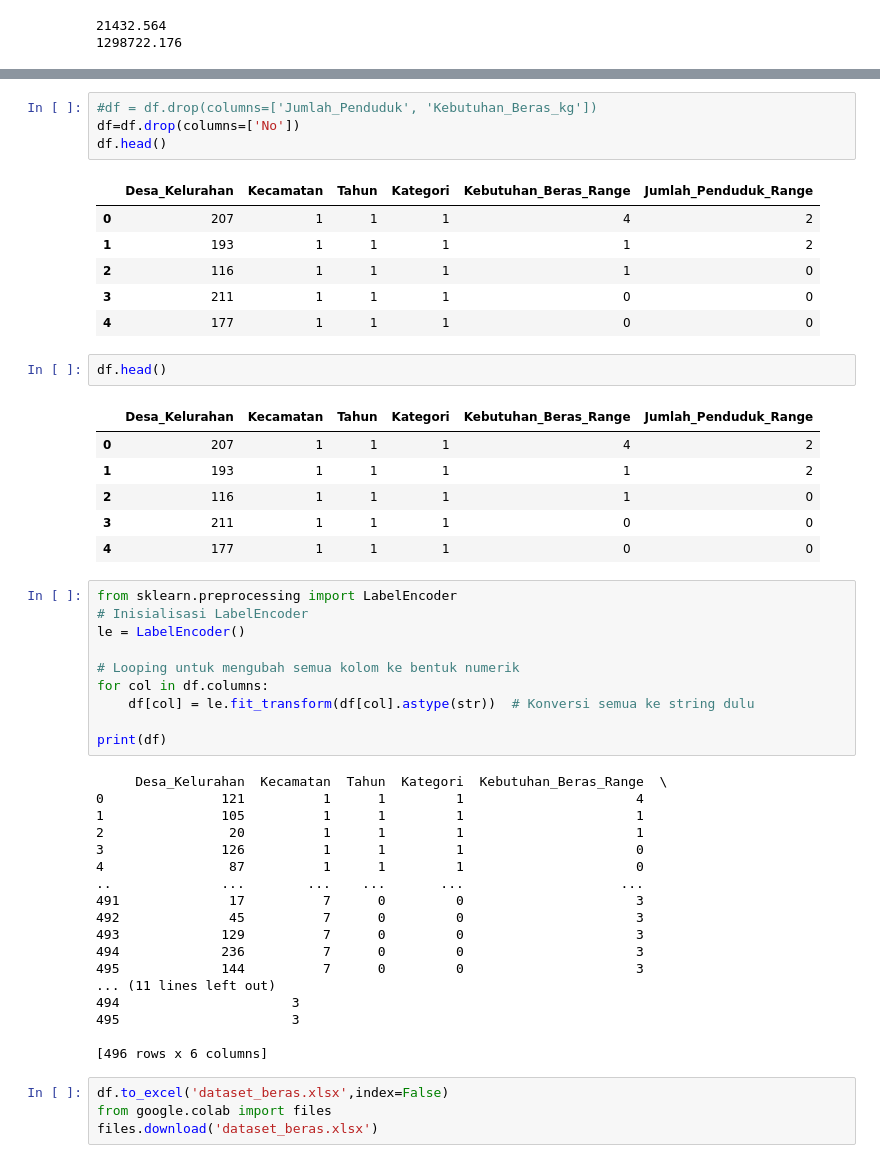
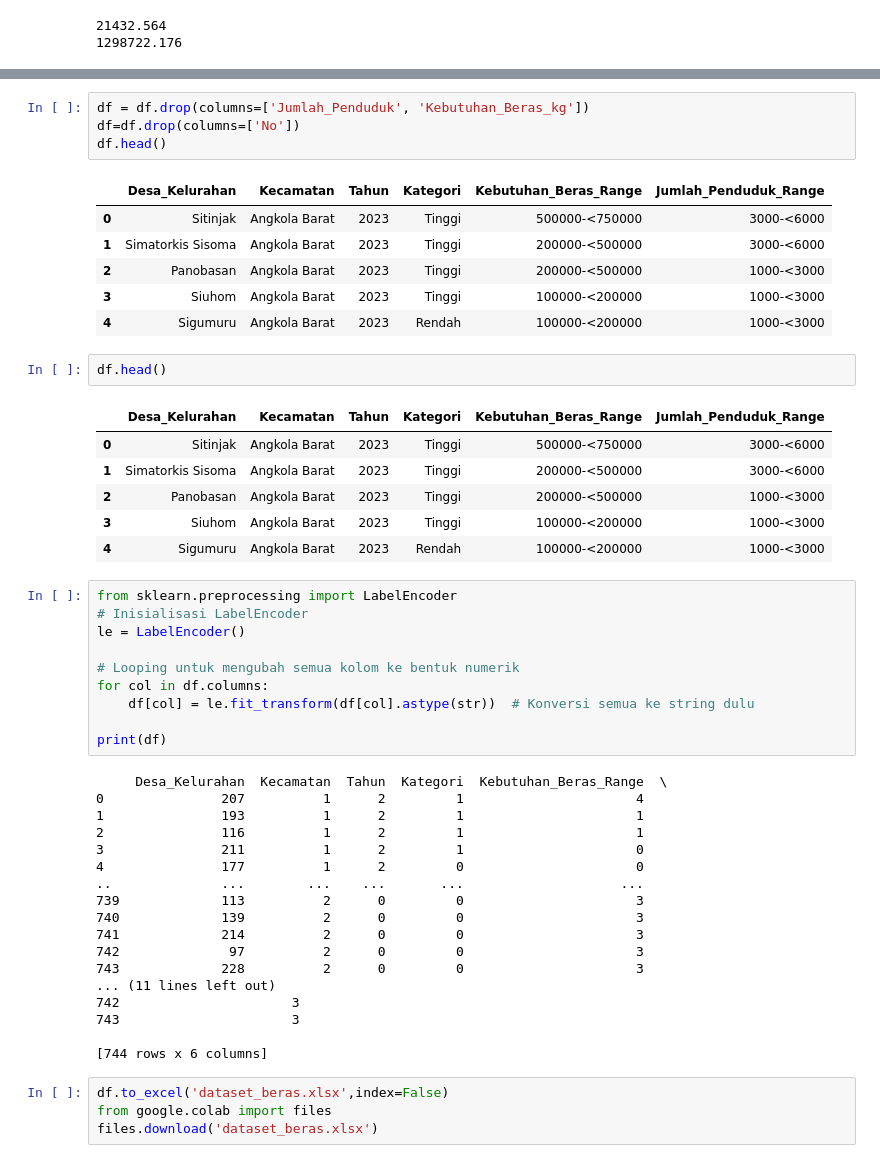
Before and after one commit to asrianda/jurnal, a Jupyter notebook: program_Diana.ipynb, the cells around one changed output, grey strips where cells are left out. Cells and saved outputs as stored; diff of their text form.

```diff
--- a/program_Diana.ipynb
+++ b/program_Diana.ipynb
@@ -119,24 +119,24 @@ df['Jumlah_Penduduk_Range']
 dtype: object
 # %%
-#df = df.drop(columns=['Jumlah_Penduduk', 'Kebutuhan_Beras_kg'])
+df = df.drop(columns=['Jumlah_Penduduk', 'Kebutuhan_Beras_kg'])
 df=df.drop(columns=['No'])
 df.head()
 # %% [output]
 |  | Desa_Kelurahan | Kecamatan | Tahun | Kategori | Kebutuhan_Beras_Range | Jumlah_Penduduk_Range |
-| 0 | 207 | 1 | 1 | 1 | 4 | 2 |
-| 1 | 193 | 1 | 1 | 1 | 1 | 2 |
-| 2 | 116 | 1 | 1 | 1 | 1 | 0 |
-| 3 | 211 | 1 | 1 | 1 | 0 | 0 |
-| 4 | 177 | 1 | 1 | 1 | 0 | 0 |
+| 0 | Sitinjak | Angkola Barat | 2023 | Tinggi | 500000-<750000 | 3000-<6000 |
+| 1 | Simatorkis Sisoma | Angkola Barat | 2023 | Tinggi | 200000-<500000 | 3000-<6000 |
+| 2 | Panobasan | Angkola Barat | 2023 | Tinggi | 200000-<500000 | 1000-<3000 |
+| 3 | Siuhom | Angkola Barat | 2023 | Tinggi | 100000-<200000 | 1000-<3000 |
+| 4 | Sigumuru | Angkola Barat | 2023 | Rendah | 100000-<200000 | 1000-<3000 |
 # %%
 df.head()
 # %% [output]
 |  | Desa_Kelurahan | Kecamatan | Tahun | Kategori | Kebutuhan_Beras_Range | Jumlah_Penduduk_Range |
-| 0 | 207 | 1 | 1 | 1 | 4 | 2 |
-| 1 | 193 | 1 | 1 | 1 | 1 | 2 |
-| 2 | 116 | 1 | 1 | 1 | 1 | 0 |
-| 3 | 211 | 1 | 1 | 1 | 0 | 0 |
-| 4 | 177 | 1 | 1 | 1 | 0 | 0 |
+| 0 | Sitinjak | Angkola Barat | 2023 | Tinggi | 500000-<750000 | 3000-<6000 |
+| 1 | Simatorkis Sisoma | Angkola Barat | 2023 | Tinggi | 200000-<500000 | 3000-<6000 |
+| 2 | Panobasan | Angkola Barat | 2023 | Tinggi | 200000-<500000 | 1000-<3000 |
+| 3 | Siuhom | Angkola Barat | 2023 | Tinggi | 100000-<200000 | 1000-<3000 |
+| 4 | Sigumuru | Angkola Barat | 2023 | Rendah | 100000-<200000 | 1000-<3000 |
 # %%
 from sklearn.preprocessing import LabelEncoder
 # Inisialisasi LabelEncoder
@@ -149,22 +149,22 @@ for col in df.columns:
 print(df)
 # %% [output]
      Desa_Kelurahan  Kecamatan  Tahun  Kategori  Kebutuhan_Beras_Range  \
-0               121          1      1         1                      4
-1               105          1      1         1                      1
-2                20          1      1         1                      1
-3               126          1      1         1                      0
-4                87          1      1         1                      0
+0               207          1      2         1                      4
+1               193          1      2         1                      1
+2               116          1      2         1                      1
+3               211          1      2         1                      0
+4               177          1      2         0                      0
 ..              ...        ...    ...       ...                    ...
-491              17          7      0         0                      3
-492              45          7      0         0                      3
-493             129          7      0         0                      3
-494             236          7      0         0                      3
-495             144          7      0         0                      3
+739             113          2      0         0                      3
+740             139          2      0         0                      3
+741             214          2      0         0                      3
+742              97          2      0         0                      3
+743             228          2      0         0                      3
 ... (11 lines left out)
-494                      3
-495                      3
+742                      3
+743                      3
 
-[496 rows x 6 columns]
+[744 rows x 6 columns]
 # %%
 df.to_excel('dataset_beras.xlsx',index=False)
 from google.colab import files
```
Also changed, not shown: parts of 13 cells of this notebook.
